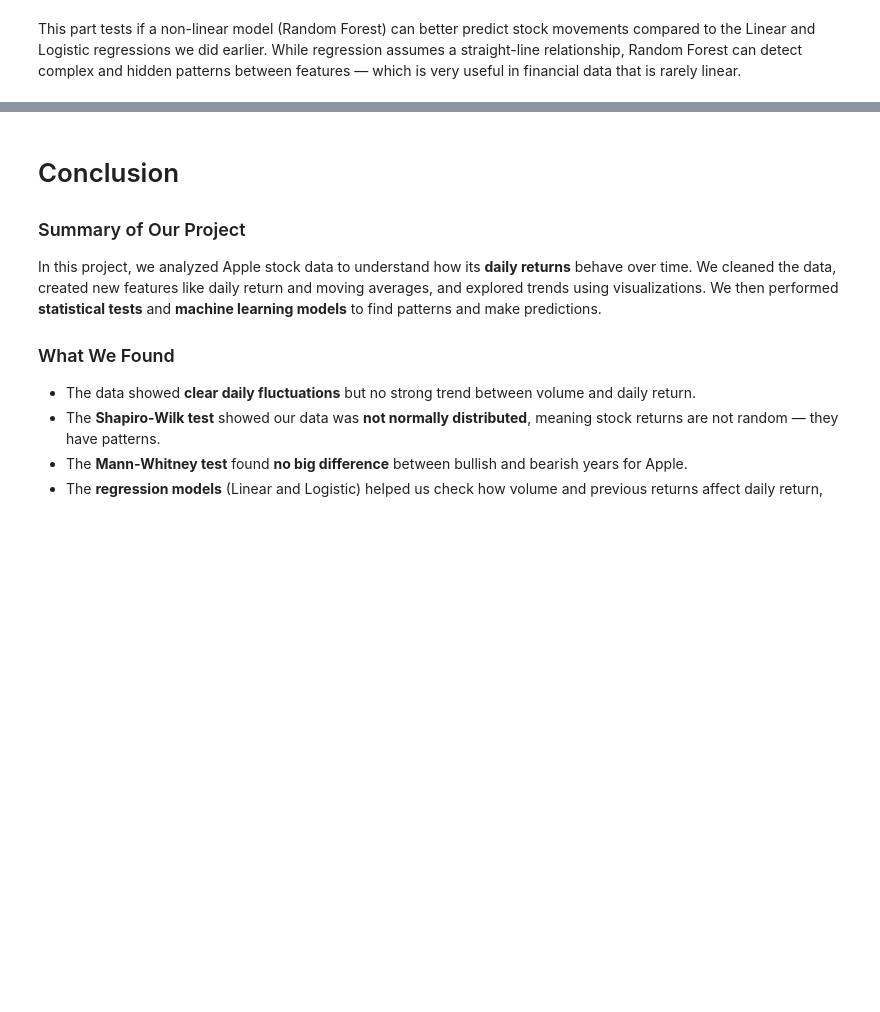
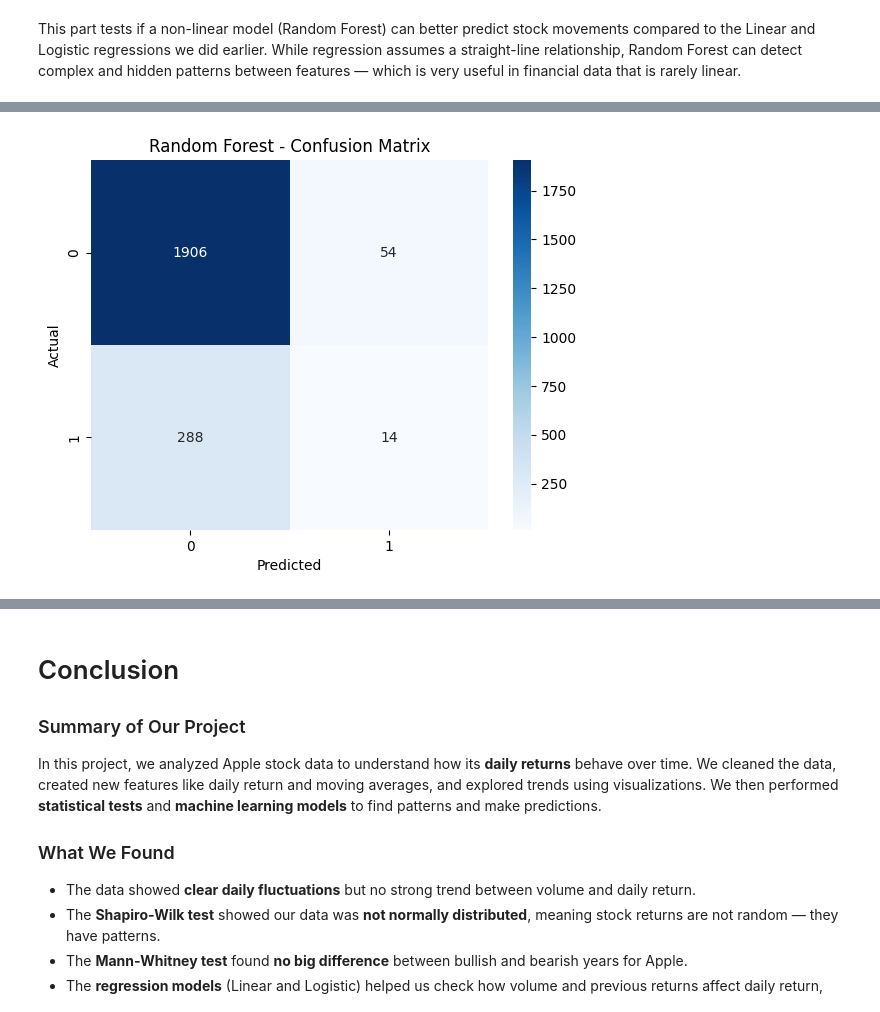
Before and after one commit to Ikrammsr/apple-stock-analysis-project, a Jupyter notebook: apple_stock_analysis_v2.ipynb, the cells around one changed output, grey strips where cells are left out. Saved outputs shown, nothing was run; the diff lists cells and outputs as text; code cells hidden in the pictures; blank space fills up the shorter version.

```diff
--- a/apple_stock_analysis_v2.ipynb
+++ b/apple_stock_analysis_v2.ipynb
@@ -265,10 +265,10 @@ plt.show()
 # %% [output]
 [figure]
 # %%
-# Monthly and Annual Averages
-# Extract year and month from Date
+#  Annual Averages
+# Extract year  from Date
 df['Year'] = df['Date'].dt.year
-df['Month'] = df['Date'].dt.month
+
 
 # Group by year and compute average Close price
 annual_avg = df.groupby('Year')['Close'].mean()
@@ -673,0 +603,82 @@ The feature importance gives a statistical ranking of predictor variables’ inf
+# %%
+# ===============================
+# 📘 RANDOM FOREST CLASSIFIER
+# ===============================
+
+# Step 1: Import Libraries
+import pandas as pd
+import numpy as np
+from sklearn.model_selection import train_test_split
+from sklearn.ensemble import RandomForestClassifier
+from sklearn import metrics
+import seaborn as sn
+import matplotlib.pyplot as plt
+
+# ===============================
+# Step 2: Prepare the Data
+# ===============================
+
+# Define our features (inputs)
+# We use Volume and Prev_Return to predict if the next day is "High Return"
+X = df[["Volume", "Prev_Return"]]
+
+# Define our target (output)
+# 1 if Daily_Return > 2%, else 0
+Y = np.where(df["Daily_Return"] > 2, 1, 0)
+
+# ===============================
+# Step 3: Split Data into Training and Testing Sets
+# ===============================
+# 80% training data, 20% testing data
+X_train, X_test, Y_train, Y_test = train_test_split(X, Y, test_size=0.2, random_state=0)
+
+# ===============================
+# Step 4: Create and Train Random Forest Model
+# ===============================
+# n_estimators = number of trees in the forest
+# random_state = ensures reproducibility
+model = RandomForestClassifier(n_estimators=100, random_state=30)
+model.fit(X_train, Y_train)
+
+# ===============================
+# Step 5: Make Predictions
+# ===============================
+Y_pred = model.predict(X_test)
+
+# ===============================
+# Step 6: Evaluate Model Accuracy
+# ===============================
+accuracy = metrics.accuracy_score(Y_test, Y_pred)
+print(f"✅ Model Accuracy: {accuracy:.4f}")
+
+# ===============================
+# Step 7: Feature Importance
+# ===============================
+# Shows which feature is more important in predicting High_Return
+features_list = list(X.columns)
+feature_imp = pd.Series(model.feature_importances_, index=features_list).sort_values(ascending=False)
+print("\n📊 Feature Importance:\n", feature_imp)
+
+# ===============================
+# Step 8: Confusion Matrix Visualization
+# ===============================
+confusion_matrix = pd.crosstab(Y_test, Y_pred, rownames=['Actual'], colnames=['Predicted'])
+sn.heatmap(confusion_matrix, annot=True, fmt='d', cmap='Blues')
+plt.title("Random Forest - Confusion Matrix")
+plt.show()
+
+# ===============================
+# Step 9: Programming Note
+# ===============================
+print("\n💡 Programming Note:")
+print("We used RandomForestClassifier to predict if a day's return is high or not based on Volume and previous day's return.")
+print("The model combines many decision trees for better prediction accuracy.")
+
+# ===============================
+# Step 10: Statistics Note
+# ===============================
+print("\n📈 Statistics Note:")
+print("The accuracy score shows how well our model predicts correctly.")
+print("Feature importance shows which factor (Volume or Prev_Return) contributes more to predicting High_Return.")
+print("The confusion matrix helps visualize correct vs incorrect predictions, linking this part to our research question on what drives stock performance.")
+# %% [output]
@@ -673,0 +691 @@ The feature importance gives a statistical ranking of predictor variables’ inf
+[figure, added]
```
Also changed, not shown: parts of 7 cells of this notebook.
